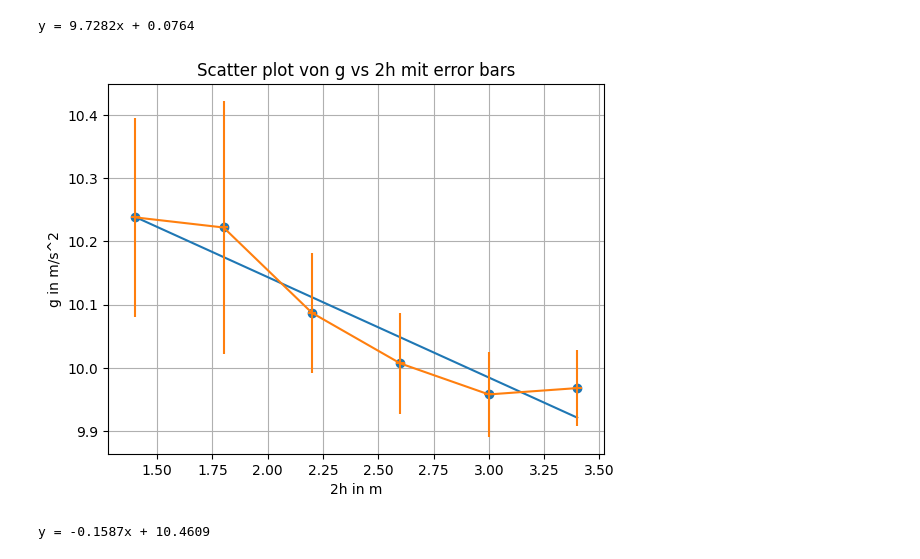
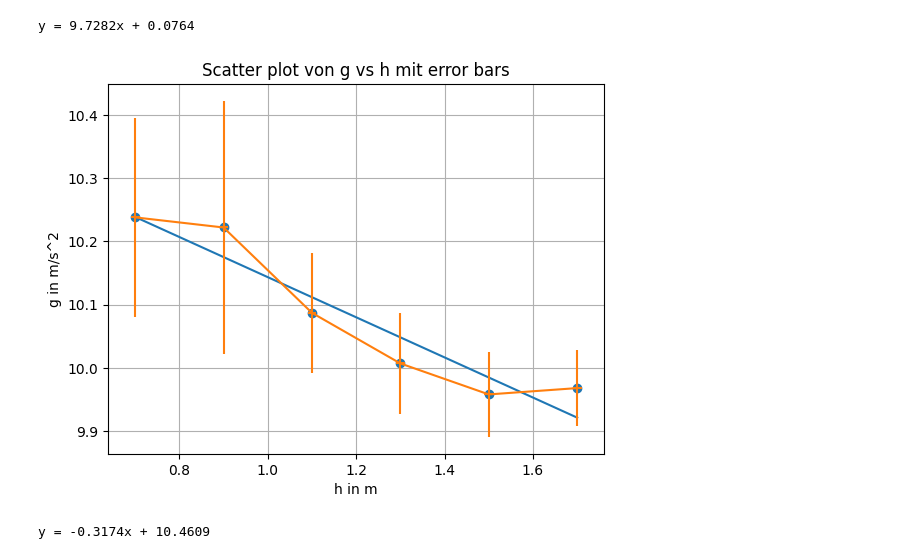
Before and after one commit to Darth-Hidious/rando6969, a Jupyter notebook: GraphV6A.ipynb, the cells around one changed output. Cells and saved outputs as stored; diff of their text form; code cells hidden in the pictures.

```diff
--- a/GraphV6A.ipynb
+++ b/GraphV6A.ipynb
@@ -27,26 +27,26 @@ y = 9.7282x + 0.0764
 # %%
 import matplotlib.pyplot as plt
 import numpy as np
 
 g = [10.238, 10.222, 10.087, 10.007, 9.958, 9.968]
-h2 = [1.4, 1.8, 2.2, 2.6, 3, 3.4]
+h = [0.7, 0.9, 1.1, 1.3, 1.5, 1.7]
 
 y_error = [0.1568, 0.20017,0.09543, 0.07971, 0.06722, 0.05955]
-x_error=[0.02]*6
+x_error=[0.01]*6
 
-m, b = np.polyfit(h2, g, 1)
+m, b = np.polyfit(h, g, 1)
 equation = f'y = {m:.4f}x + {b:.4f}'
 p = np.poly1d([m, b])
 
-plt.scatter(h2, g)
-plt.plot(h2, p(h2))
+plt.scatter(h, g)
+plt.plot(h, p(h))
 plt.grid(True)
-plt.errorbar(h2,g,yerr=y_error, xerr=x_error,fmt="-")
-plt.xlabel('2h in m')
+plt.errorbar(h,g,yerr=y_error, xerr=x_error,fmt="-")
+plt.xlabel('h in m')
 plt.ylabel('g in m/s^2')
-plt.title('Scatter plot von g vs 2h mit error bars')
+plt.title('Scatter plot von g vs h mit error bars')
 plt.show()
 print(equation)
 # %% [output]
-[figure, old version]
+[figure, new version]
-y = -0.1587x + 10.4609
+y = -0.3174x + 10.4609
```
